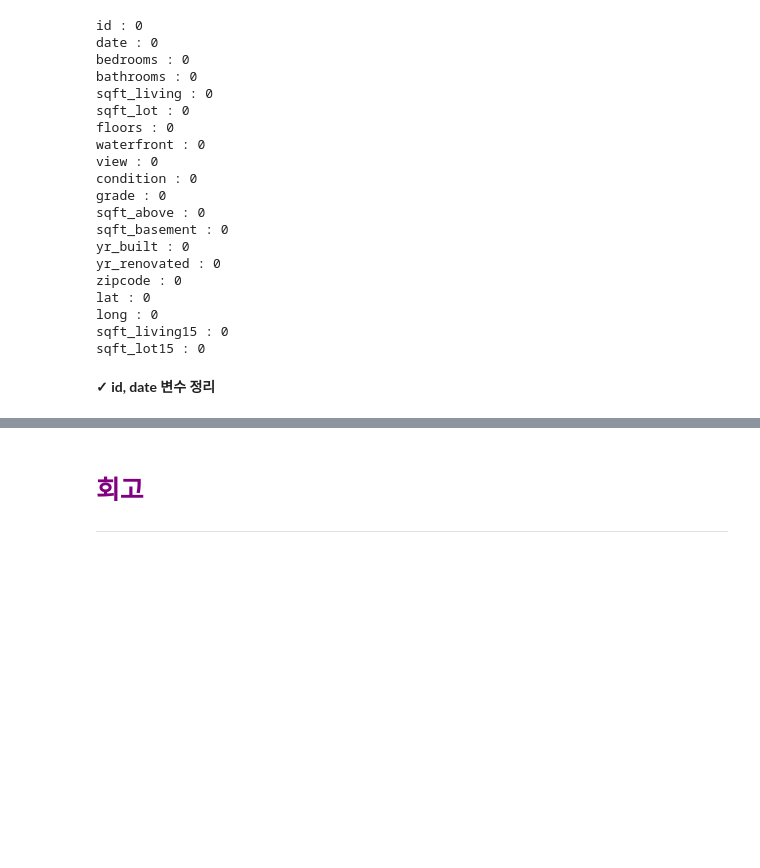
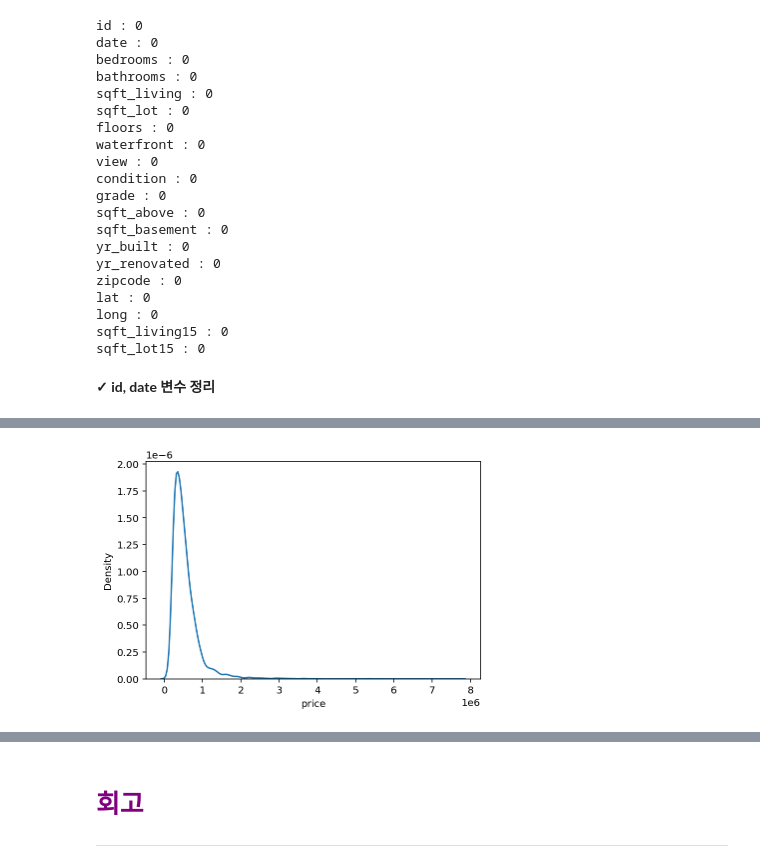
Before and after one commit to nogi519/aiffel, a Jupyter notebook: EXPLORATION9.ipynb, the cells around one changed output, grey strips where cells are left out. Saved outputs shown, nothing was run; the diff lists cells and outputs as text; code cells hidden in the pictures; blank space fills up the shorter version.

```diff
--- a/EXPLORATION9.ipynb
+++ b/EXPLORATION9.ipynb
@@ -225,0 +278,5 @@ sqft_lot15 : 0
+# %%
+sns.kdeplot(y)  # 원래 price의 분포, y에 저장한 price!
+plt.show()
+# %% [output]
+[figure, added]
```
Also changed, not shown: parts of 47 cells of this notebook.
